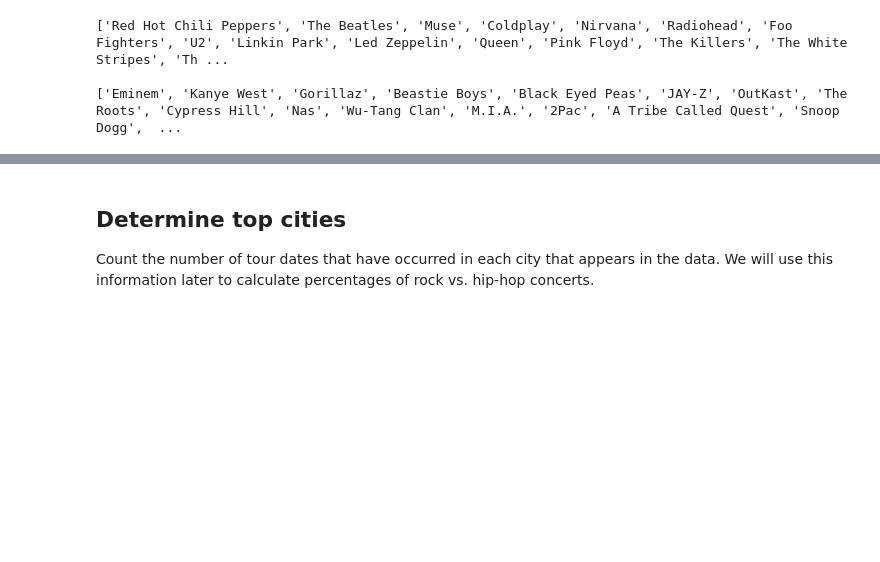
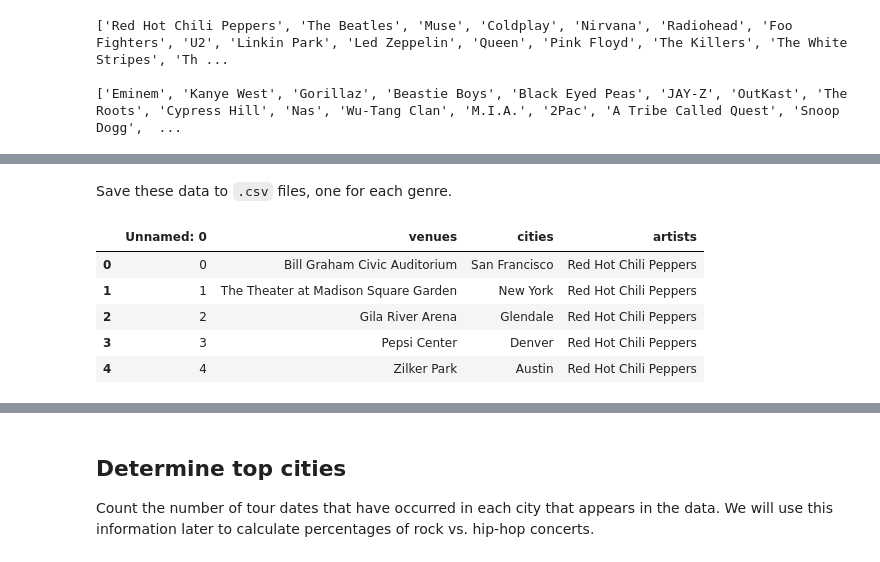
Before and after one commit to jagluck/MusicTutorial, a Jupyter notebook: musictutorial.ipynb, the cells around one changed output, grey strips where cells are left out. Saved outputs shown, nothing was run; the diff lists cells and outputs as text; code cells hidden in the pictures; blank space fills up the shorter version.

```diff
--- a/musictutorial.ipynb
+++ b/musictutorial.ipynb
@@ -53,12 +56,13 @@ rock_page3 = 'https://www.last.fm/tag/rock/artists?page=3'
 
 def scrape_page(link):
     # scrape and parse page
-    soup = bs4.BeautifulSoup(rq.get(link).text, 'html.parser')
+    soup = bs4.BeautifulSoup(requests.get(link).text, 'html.parser')
     # get artist names
     elements = soup.findAll('h3', {'class':'big-artist-list-title'})
     artists = []
     for e in elements:
-        artists.append(e.text)
+        # remove special characters and add data to list
+        artists.append(e.text.replace("/", " ").replace("!", ""))
     return artists
 
 # concatenate list from each page
@@ -78,0 +100,16 @@ setlist.fm is a website that collects the setlists of music artists' live perfor
+# %%
+def send_req_set(num, id):
+    url = 'https://api.setlist.fm/rest/1.0/artist/' + id + '/setlists/?p=' + num
+    headers = {'Accept': 'application/json', 'x-api-key': 'd65d2f04-4d2a-4354-b6dd-45bedf61cde1'}
+    r = ''
+
+    while r == '':
+        # try to get ID
+        try:
+            r = requests.get(url, headers=headers)
+        # if max tries exceed, sleep and try again
+        except:
+            time.sleep(5)
+
+    page = r.json()
+    return page
@@ -78,0 +119,18 @@ setlist.fm is a website that collects the setlists of music artists' live perfor
+# %%
+# get ids for artists names
+def get_ids(artists):
+    ids = []
+    for artist in artists:
+        print(artist)
+        page = send_req_name(artist)
+        list = page['artists']
+        id = list[0]['id']
+        ids.append(id)
+
+        # sleep because website limits API usage
+        time.sleep(1)
+    return ids
+
+# call function to get ids for the bands we have collected for rock
+rock_ids = get_ids(rock_artists)
+print(rock_ids)
@@ -78,0 +238,15 @@ setlist.fm is a website that collects the setlists of music artists' live perfor
+# %% [markdown]
+Save these data to `.csv` files, one for each genre.
+# %%
+rock_tours.to_csv("rock_tours.csv")
+hip_hop_tours.to_csv("hip_hop_tours.csv")
+rock_data = pd.read_csv('rock_tours.csv')
+hiphop_data = pd.read_csv('hip_hop_tours.csv')
+rock_data.head()
+# %% [output]
+|  | Unnamed: 0 | venues | cities | artists |
+| 0 | 0 | Bill Graham Civic Auditorium | San Francisco | Red Hot Chili Peppers |
+| 1 | 1 | The Theater at Madison Square Garden | New York | Red Hot Chili Peppers |
+| 2 | 2 | Gila River Arena | Glendale | Red Hot Chili Peppers |
+| 3 | 3 | Pepsi Center | Denver | Red Hot Chili Peppers |
+| 4 | 4 | Zilker Park | Austin | Red Hot Chili Peppers |
```
Also changed, not shown: parts of 19 cells of this notebook.
